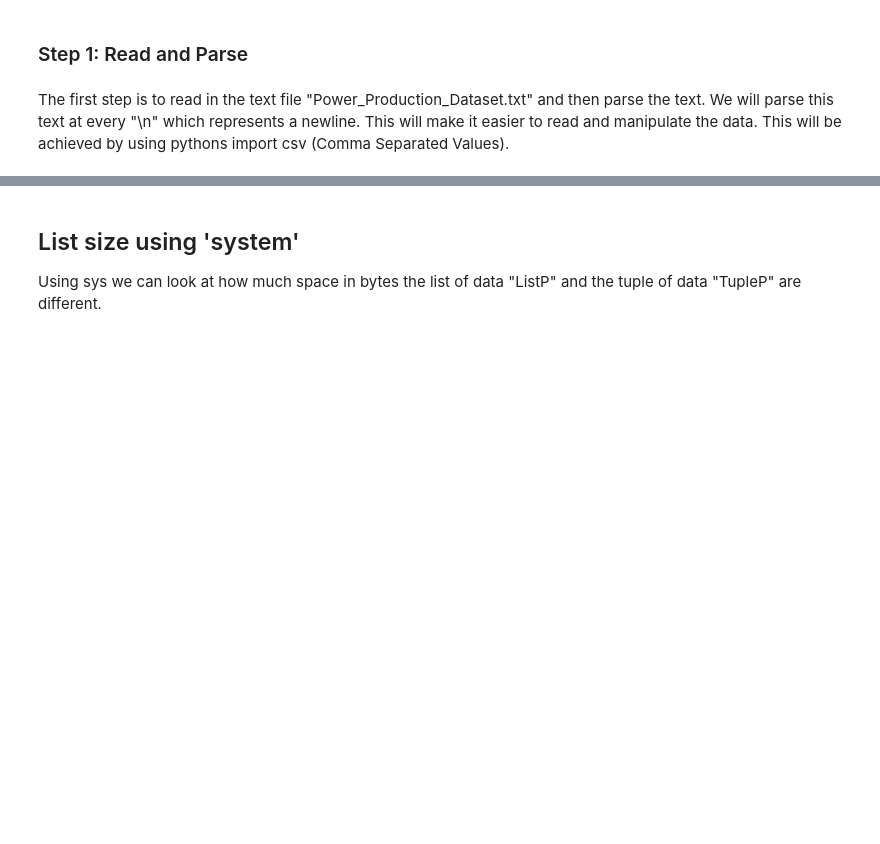
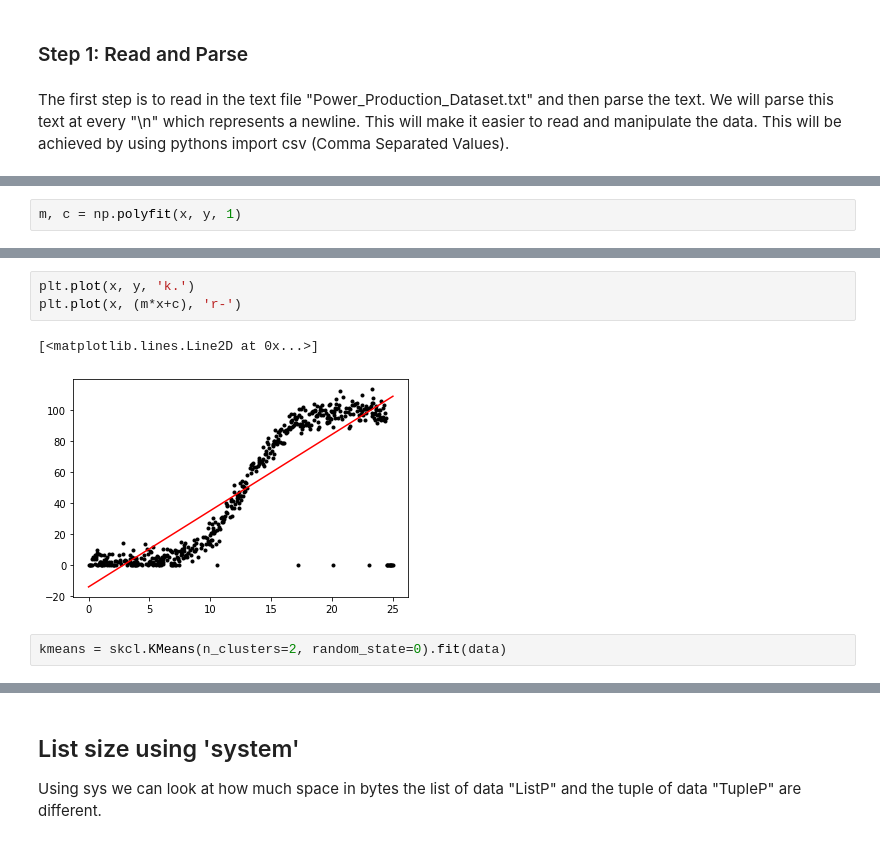
Before and after one commit to MrSkillage/Wind-Turbine-Power-Production, a Jupyter notebook: Jupyter_Notebooks/Wind_Turbines.ipynb, the cells around one changed output, grey strips where cells are left out. Drawn from its saved outputs; the diff is of its cells as text; blank space fills up the shorter version.

```diff
--- a/Jupyter_Notebooks/Wind_Turbines.ipynb
+++ b/Jupyter_Notebooks/Wind_Turbines.ipynb
@@ -42,0 +61,2 @@ np.mean(speedData)
+# %%
+m, c = np.polyfit(x, y, 1)
@@ -42,0 +67,8 @@ np.mean(speedData)
+# %%
+plt.plot(x, y, 'k.')
+plt.plot(x, (m*x+c), 'r-')
+# %% [output]
+[<matplotlib.lines.Line2D at 0x...>]
+[figure, added]
+# %%
+kmeans = skcl.KMeans(n_clusters=2, random_state=0).fit(data)
```
Also changed, not shown: parts of 10 cells of this notebook.
